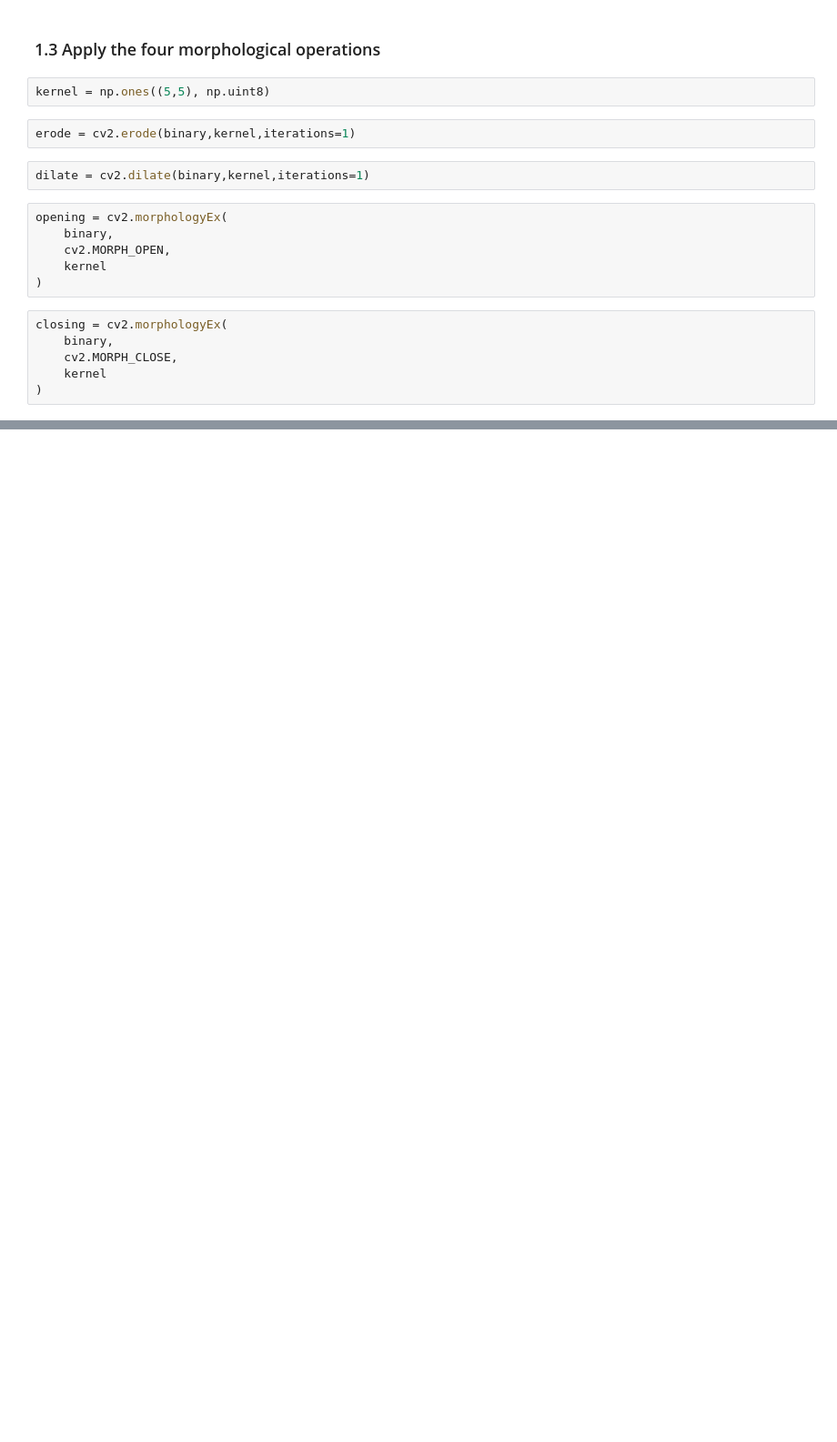
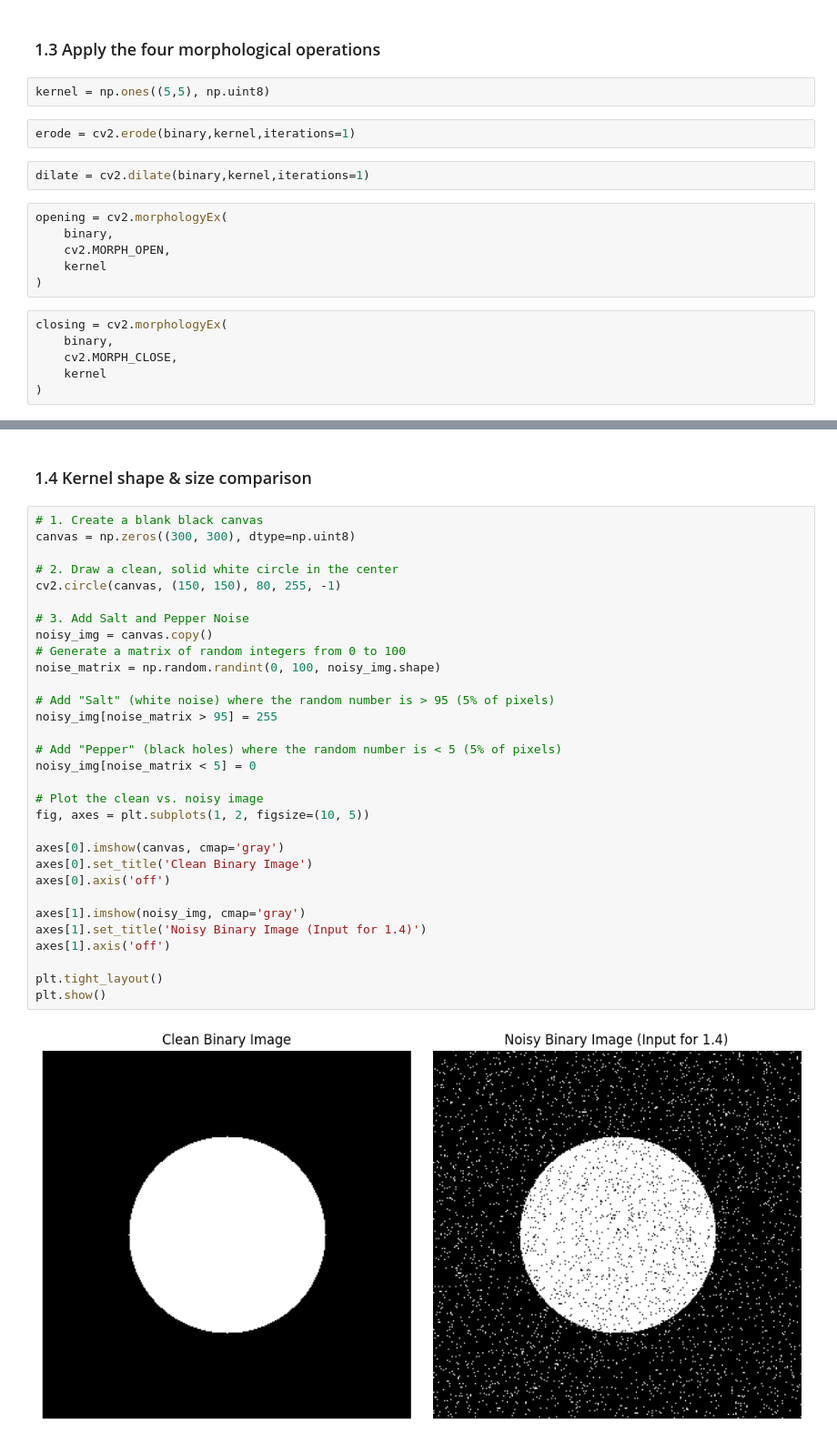
Before and after one commit to Deepvejpara/CV_PR3_Deep_Learning, a Jupyter notebook: CV_PR3.ipynb, the cells around one changed output, grey strips where cells are left out. Shown at 91% size. Saved outputs shown, nothing was run; the diff lists cells and outputs as text; blank space fills up the shorter version.

```diff
--- a/CV_PR3.ipynb
+++ b/CV_PR3.ipynb
@@ -106,0 +107,35 @@ plt.show()
+# %% [markdown]
+### 1.4 Kernel shape & size comparison
+# %%
+# 1. Create a blank black canvas
+canvas = np.zeros((300, 300), dtype=np.uint8)
+
+# 2. Draw a clean, solid white circle in the center
+cv2.circle(canvas, (150, 150), 80, 255, -1)
+
+# 3. Add Salt and Pepper Noise
+noisy_img = canvas.copy()
+# Generate a matrix of random integers from 0 to 100
+noise_matrix = np.random.randint(0, 100, noisy_img.shape)
+
+# Add "Salt" (white noise) where the random number is > 95 (5% of pixels)
+noisy_img[noise_matrix > 95] = 255
+
+# Add "Pepper" (black holes) where the random number is < 5 (5% of pixels)
+noisy_img[noise_matrix < 5] = 0
+
+# Plot the clean vs. noisy image
+fig, axes = plt.subplots(1, 2, figsize=(10, 5))
+
+axes[0].imshow(canvas, cmap='gray')
+axes[0].set_title('Clean Binary Image')
+axes[0].axis('off')
+
+axes[1].imshow(noisy_img, cmap='gray')
+axes[1].set_title('Noisy Binary Image (Input for 1.4)')
+axes[1].axis('off')
+
+plt.tight_layout()
+plt.show()
+# %% [output]
+[figure, added]
```
Also changed, not shown: parts of 8 cells of this notebook.
